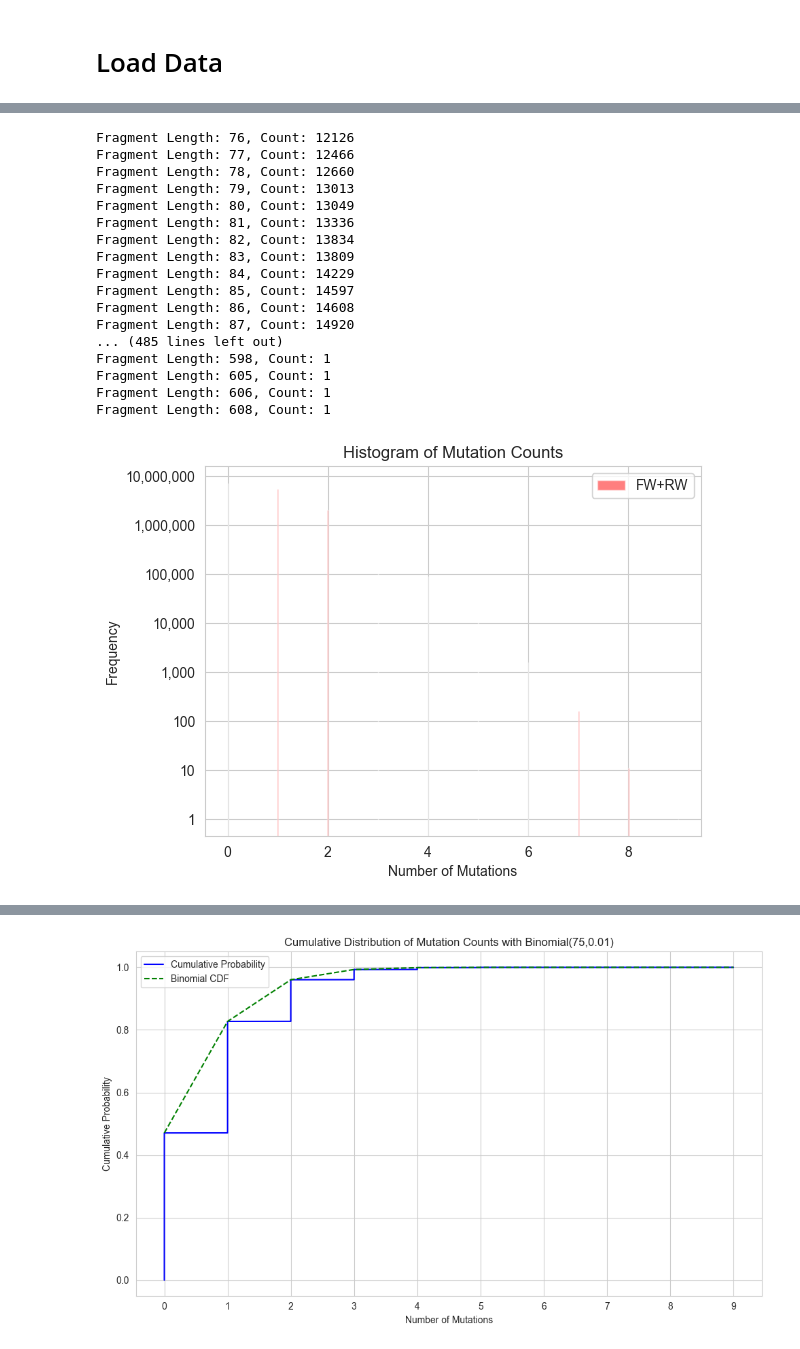
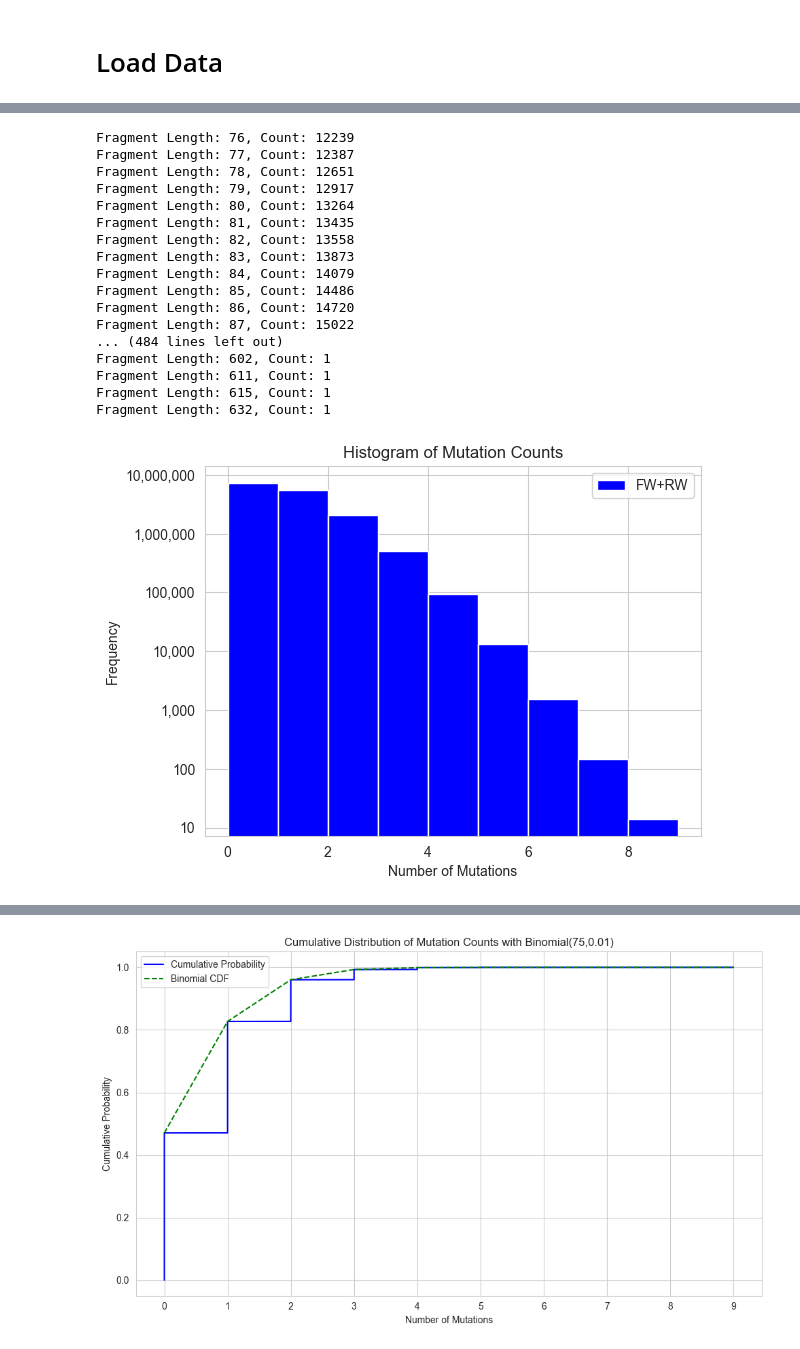
Before and after one commit to IngiumDev/gobi, a Jupyter notebook: src/main/Analysis/readsimulator/analyze_read_simulator.ipynb, the cells around one changed output, grey strips where cells are left out. Saved outputs shown, nothing was run; the diff lists cells and outputs as text; code cells hidden in the pictures.

Commit message:
Fixed histogram plots and reran analysis

```diff
--- a/src/main/Analysis/readsimulator/analyze_read_simulator.ipynb
+++ b/src/main/Analysis/readsimulator/analyze_read_simulator.ipynb
@@ -29,7 +29,7 @@ readid	chr	gene	transcript	fw_regvec	rw_regvec	t_fw_regvec	t_rw_regvec	fw_mut	rw
 # %%
 mapping_info_path = 'C:\\Users\\Simon\\IdeaProjects\\gobi\\data\\readsimulator\\analysisoutput\\read.mappinginfo'
 # %%
-mapping_info_path = '../../../../data/readsimulator/analysisoutput/read.mappinginfo'
+mapping_info_path = '../../../../data/readsimulator/testouput/read.mappinginfo'
 # %%
 mapping_info_df = pd.read_csv(mapping_info_path, sep='\t')
 # %%
@@ -188,23 +188,23 @@ sorted_fragment_length_counts = sorted(fragment_length_counts.items())
 for length, count in sorted_fragment_length_counts:
     print(f"Fragment Length: {length}, Count: {count}")
 # %% [output]
-Fragment Length: 76, Count: 12126
-Fragment Length: 77, Count: 12466
-Fragment Length: 78, Count: 12660
-Fragment Length: 79, Count: 13013
-Fragment Length: 80, Count: 13049
-Fragment Length: 81, Count: 13336
-Fragment Length: 82, Count: 13834
-Fragment Length: 83, Count: 13809
-Fragment Length: 84, Count: 14229
-Fragment Length: 85, Count: 14597
-Fragment Length: 86, Count: 14608
-Fragment Length: 87, Count: 14920
-... (485 lines left out)
-Fragment Length: 598, Count: 1
-Fragment Length: 605, Count: 1
-Fragment Length: 606, Count: 1
-Fragment Length: 608, Count: 1
+Fragment Length: 76, Count: 12239
+Fragment Length: 77, Count: 12387
+Fragment Length: 78, Count: 12651
+Fragment Length: 79, Count: 12917
+Fragment Length: 80, Count: 13264
+Fragment Length: 81, Count: 13435
+Fragment Length: 82, Count: 13558
+Fragment Length: 83, Count: 13873
+Fragment Length: 84, Count: 14079
+Fragment Length: 85, Count: 14486
+Fragment Length: 86, Count: 14720
+Fragment Length: 87, Count: 15022
+... (484 lines left out)
+Fragment Length: 602, Count: 1
+Fragment Length: 611, Count: 1
+Fragment Length: 615, Count: 1
+Fragment Length: 632, Count: 1
 # %%
 # Count the number of mutations in each row for fw_mut and rw_mut
 fw_mutation_counts = [len(fw.split(',')) if isinstance(fw, str) and fw else 0 for fw in mapping_info_df['fw_mut']]
@@ -212,17 +212,18 @@ rw_mutation_counts = [len(rw.split(',')) if isinstance(rw, str) and rw else 0 fo
 mutation_counts = fw_mutation_counts + rw_mutation_counts
 # %%
 # TODO: Do a CDF of the mutation counts, overlay binomial distribution
-plt.hist(mutation_counts, bins='auto', alpha=0.5, label='FW+RW', color='red')
+plt.hist(mutation_counts, bins=np.unique(mutation_counts), label='FW+RW', color='blue')
 plt.xlabel('Number of Mutations')
 plt.ylabel('Frequency')
 plt.yscale('log')
 plt.title('Histogram of Mutation Counts')
 plt.legend()
 
 # Change y-axis to not be in scientific notation
 plt.gca().yaxis.set_major_formatter(ticker.StrMethodFormatter('{x:,.0f}'))
+plt.savefig('mutation_counts.png')
 
 plt.show()
 # %% [output]
-[figure, old version]
+[figure, new version]
 # %%
```
Also changed, not shown: parts of 12 cells of this notebook, 1 other file.
